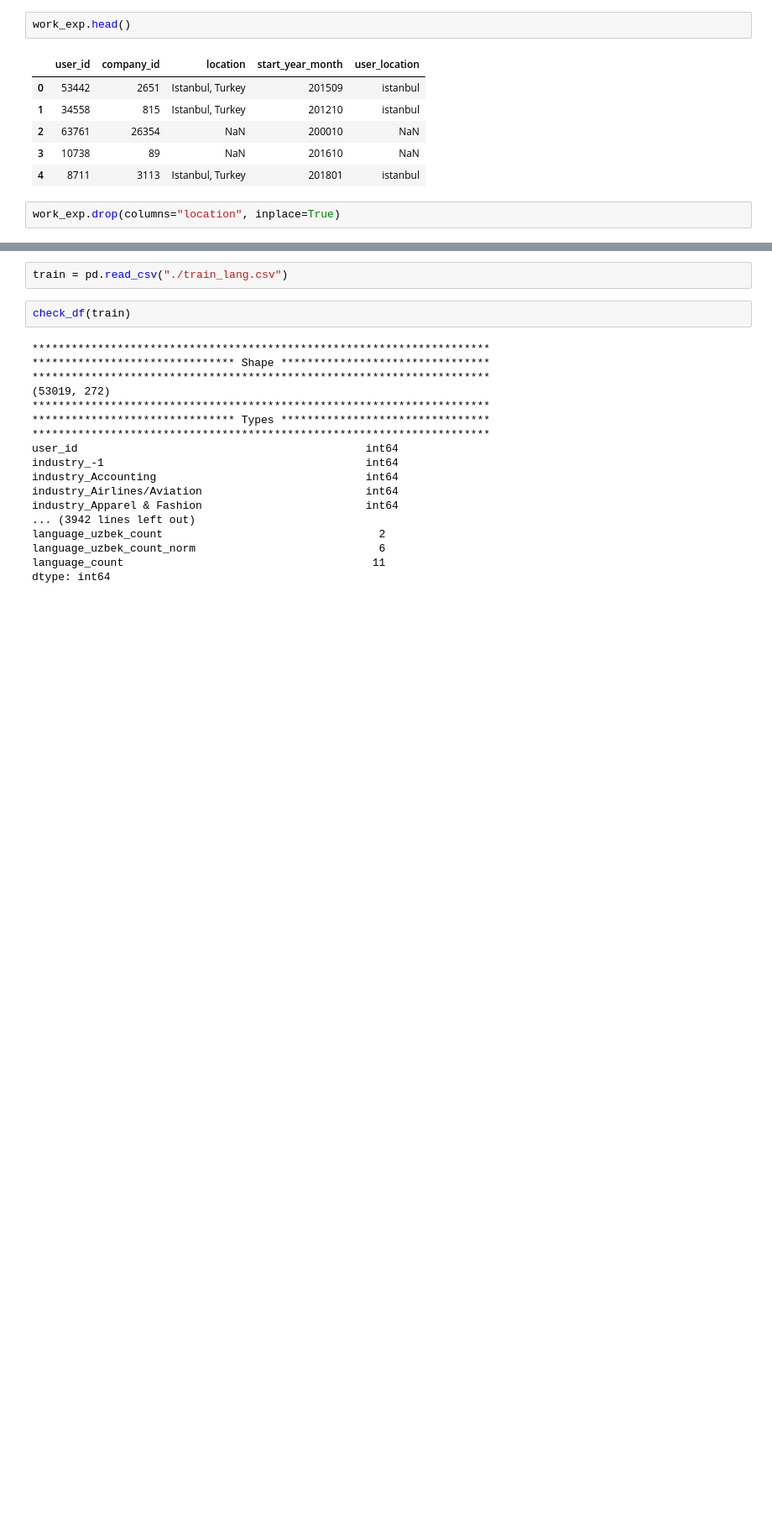
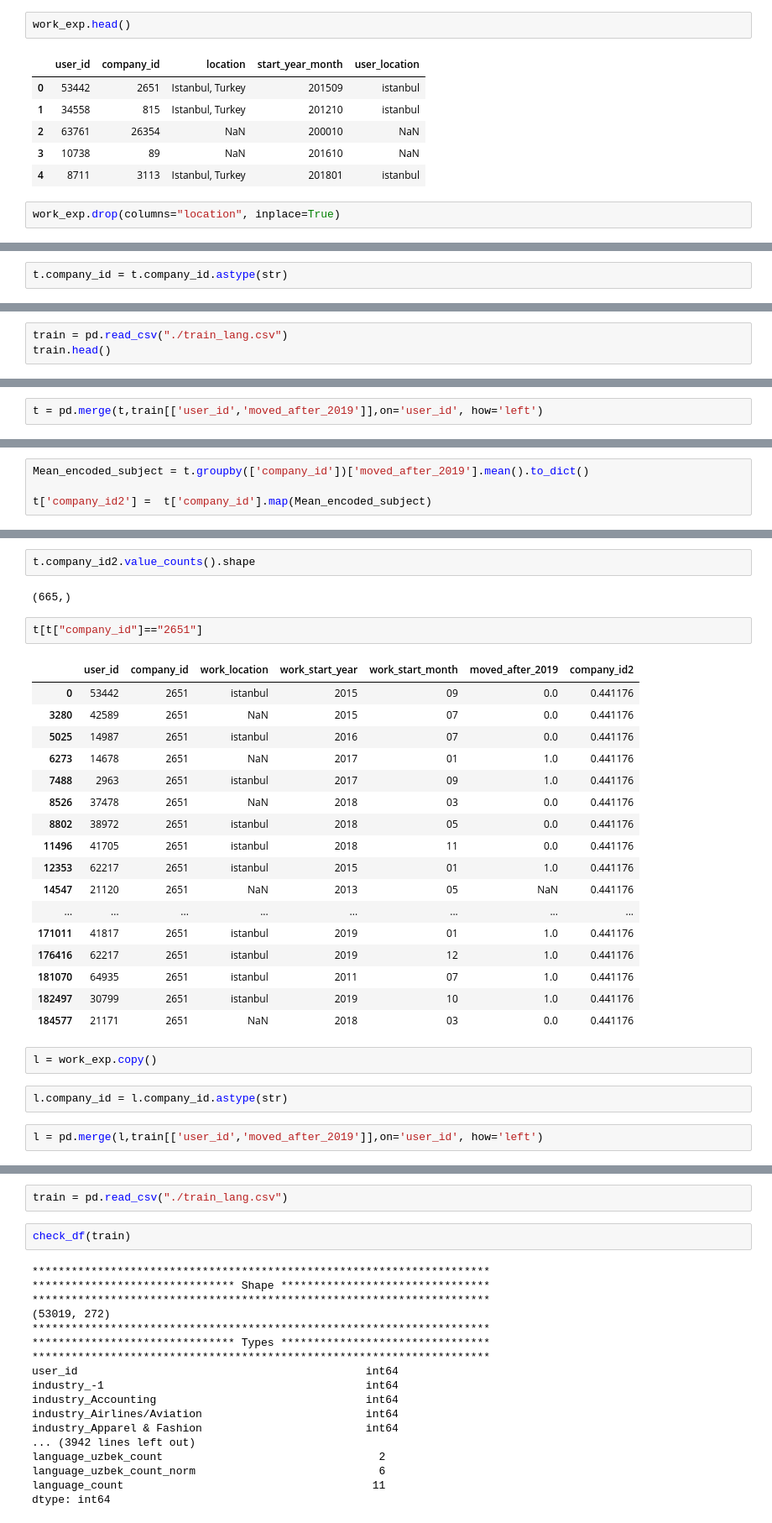
Before and after one commit to furkaneneseren/Datathon-BBVA, a Jupyter notebook: churn-with-linkedin.ipynb, the cells around one changed output, grey strips where cells are left out. Shown at 84% size. Cells and saved outputs as stored; diff of their text form; blank space fills up the shorter version.

Commit message:
target encode - dropped overfit 2019

```diff
--- a/churn-with-linkedin.ipynb
+++ b/churn-with-linkedin.ipynb
@@ -1824,0 +1886,2 @@ work_exp.to_csv("work_exp", index=False)
+# %%
+t.company_id = t.company_id.astype(str)
@@ -1824,0 +1906,3 @@ work_exp.to_csv("work_exp", index=False)
+# %%
+train = pd.read_csv("./train_lang.csv")
+train.head()
@@ -1824,0 +1916,2 @@ work_exp.to_csv("work_exp", index=False)
+# %%
+t = pd.merge(t,train[['user_id','moved_after_2019']],on='user_id', how='left')
@@ -1824,0 +1927,4 @@ work_exp.to_csv("work_exp", index=False)
+# %%
+Mean_encoded_subject = t.groupby(['company_id'])['moved_after_2019'].mean().to_dict()
+
+t['company_id2'] =  t['company_id'].map(Mean_encoded_subject)
@@ -1824,0 +1940,30 @@ work_exp.to_csv("work_exp", index=False)
+# %%
+t.company_id2.value_counts().shape
+# %% [output]
+(665,)
+# %%
+t[t["company_id"]=="2651"]
+# %% [output]
+|  | user_id | company_id | work_location | work_start_year | work_start_month | moved_after_2019 | company_id2 |
+| 0 | 53442 | 2651 | istanbul | 2015 | 09 | 0.0 | 0.441176 |
+| 3280 | 42589 | 2651 | NaN | 2015 | 07 | 0.0 | 0.441176 |
+| 5025 | 14987 | 2651 | istanbul | 2016 | 07 | 0.0 | 0.441176 |
+| 6273 | 14678 | 2651 | NaN | 2017 | 01 | 1.0 | 0.441176 |
+| 7488 | 2963 | 2651 | istanbul | 2017 | 09 | 1.0 | 0.441176 |
+| 8526 | 37478 | 2651 | NaN | 2018 | 03 | 0.0 | 0.441176 |
+| 8802 | 38972 | 2651 | istanbul | 2018 | 05 | 0.0 | 0.441176 |
+| 11496 | 41705 | 2651 | istanbul | 2018 | 11 | 0.0 | 0.441176 |
+| 12353 | 62217 | 2651 | istanbul | 2015 | 01 | 1.0 | 0.441176 |
+| 14547 | 21120 | 2651 | NaN | 2013 | 05 | NaN | 0.441176 |
+| ... | ... | ... | ... | ... | ... | ... | ... |
+| 171011 | 41817 | 2651 | istanbul | 2019 | 01 | 1.0 | 0.441176 |
+| 176416 | 62217 | 2651 | istanbul | 2019 | 12 | 1.0 | 0.441176 |
+| 181070 | 64935 | 2651 | istanbul | 2011 | 07 | 1.0 | 0.441176 |
+| 182497 | 30799 | 2651 | istanbul | 2019 | 10 | 1.0 | 0.441176 |
+| 184577 | 21171 | 2651 | NaN | 2018 | 03 | 0.0 | 0.441176 |
+# %%
+l = work_exp.copy()
+# %%
+l.company_id = l.company_id.astype(str)
+# %%
+l = pd.merge(l,train[['user_id','moved_after_2019']],on='user_id', how='left')
```
Also changed, not shown: parts of 64 cells of this notebook.
